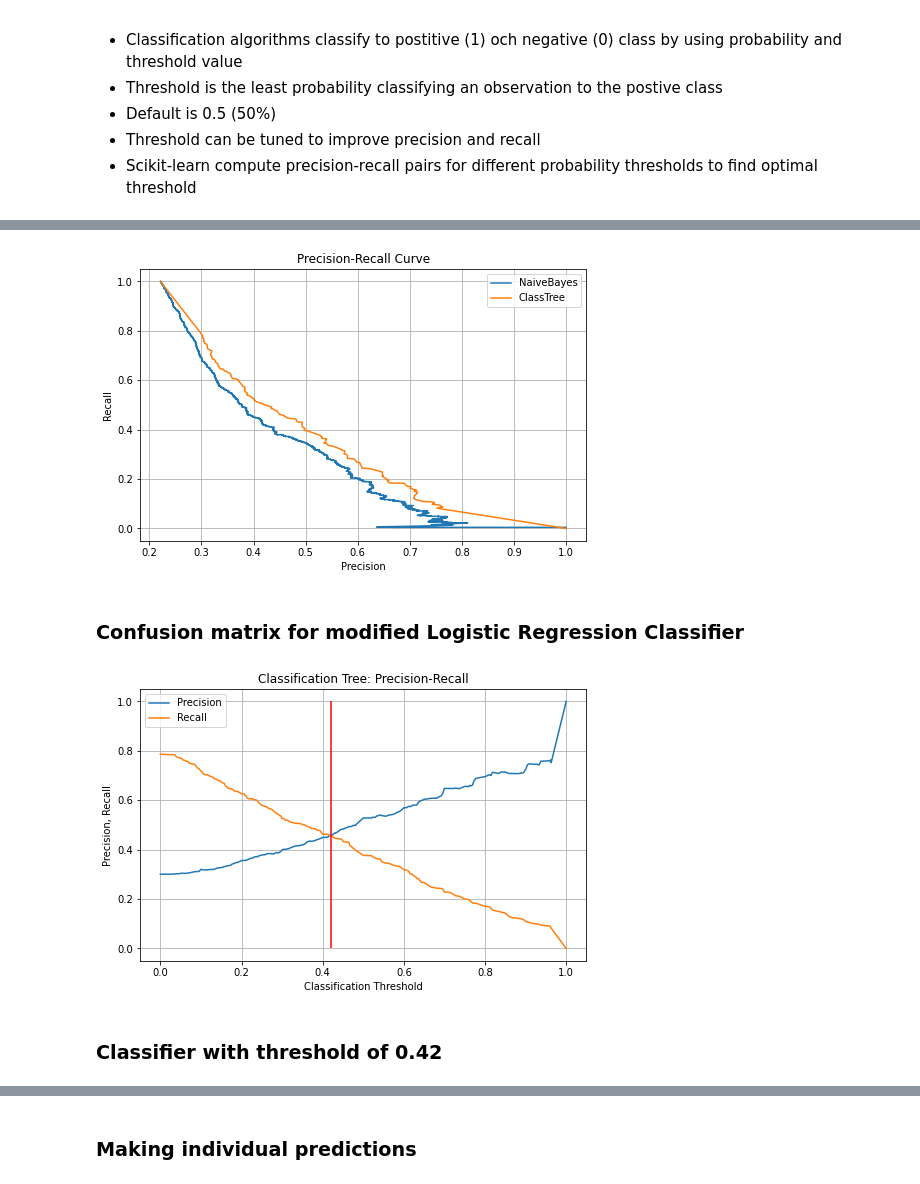
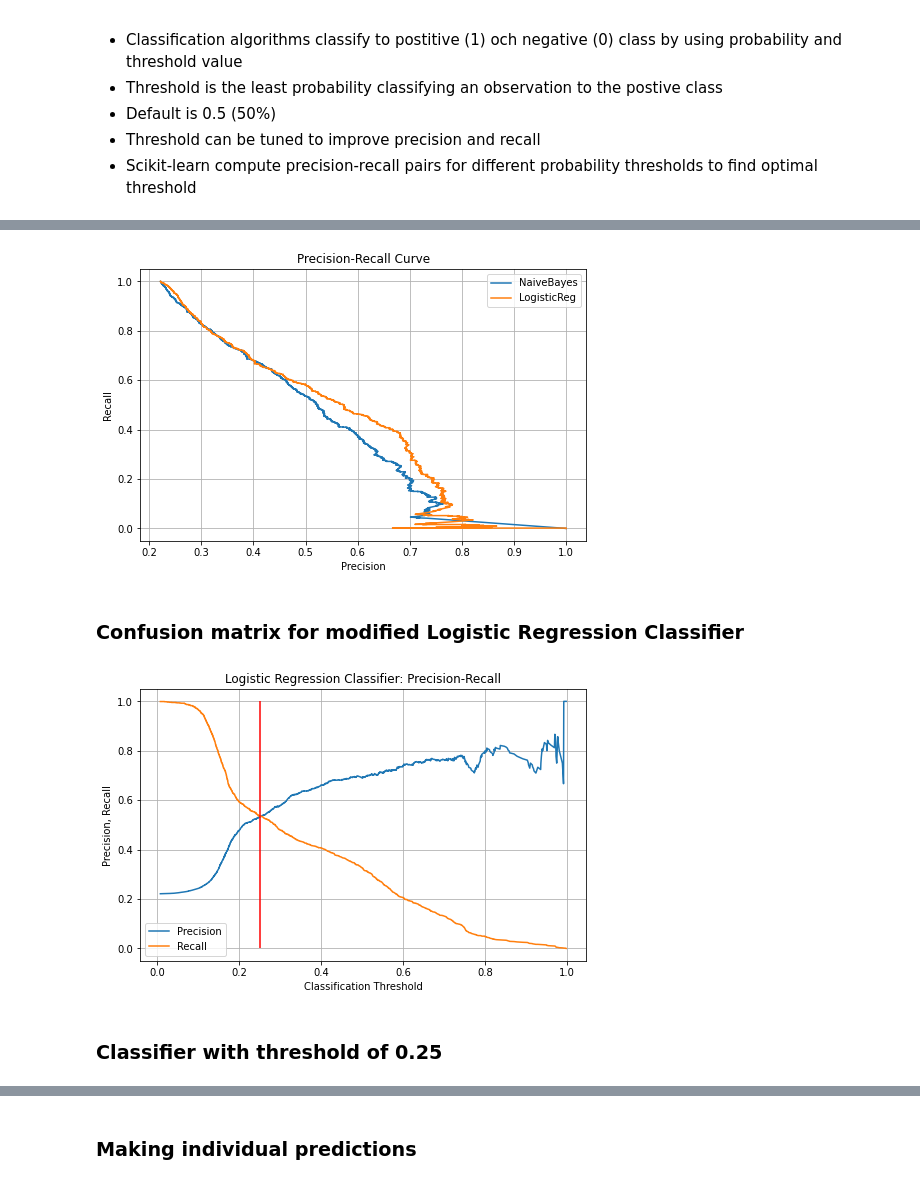
Before and after one commit to zefsgit/prediktiv_analys, a Jupyter notebook: Lecture09/Predicting Credit Default.ipynb, the cells around one changed output, grey strips where cells are left out. Drawn from its saved outputs; the diff is of its cells as text; code cells hidden in the pictures.

```diff
--- a/Lecture09/Predicting Credit Default.ipynb
+++ b/Lecture09/Predicting Credit Default.ipynb
@@ -281,8 +281,8 @@ array([[0.18624585, 0.81375415],
 # predict_proba returns array (n_samples, n_classes), use [:,1] to get positive class default
 precision_nb, recall_nb, thresholds_nb = precision_recall_curve(y_true=y_test,
                                             probas_pred=nbc.predict_proba(x_test)[:,1])
-precision_tree, recall_tree, thresholds_tree = precision_recall_curve(y_true=y_test,
-                                            probas_pred=class_tree.predict_proba(x_test)[:,1])
+precision_lr, recall_lr, thresholds_lr = precision_recall_curve(y_true=y_test,
+                                            probas_pred=logistic_regression.predict_proba(x_test)[:,1])
 # %%
 print(precision_nb)
 print(recall_nb)
@@ -296,28 +295,28 @@ print(thresholds_nb)
 # %%
 fig, ax = plt.subplots(figsize=(8,5))
 ax.plot(precision_nb, recall_nb, label='NaiveBayes')
-ax.plot(precision_tree, recall_tree, label='ClassTree')
+ax.plot(precision_lr, recall_lr, label='LogisticReg')
 ax.set_xlabel('Precision')
 ax.set_ylabel('Recall')
 ax.set_title('Precision-Recall Curve')
 ax.legend()
 ax.grid();
 # %% [output]
-[figure, old version]
+[figure, new version]
 # %% [markdown]
 ### Confusion matrix for modified Logistic Regression Classifier
 # %%
 fig, ax = plt.subplots(figsize=(8,5))
-ax.plot(thresholds_tree, precision_tree[1:], label='Precision')
-ax.plot(thresholds_tree, recall_tree[1:], label='Recall')
+ax.plot(thresholds_lr, precision_lr[1:], label='Precision')
+ax.plot(thresholds_lr, recall_lr[1:], label='Recall')
 ax.set_xlabel('Classification Threshold')
 ax.set_ylabel('Precision, Recall')
-ax.set_title('Classification Tree: Precision-Recall')
-ax.vlines(x=0.42, ymin=0, ymax=1, color='red')
+ax.set_title('Logistic Regression Classifier: Precision-Recall')
+ax.vlines(x=0.25, ymin=0, ymax=1, color='red')
 ax.legend()
 ax.grid();
 # %% [output]
-[figure, old version]
+[figure, new version]
 # %% [markdown]
-### Classifier with threshold of 0.42
+### Classifier with threshold of 0.25
 # %%
```
Also changed, not shown: parts of 5 cells of this notebook, 9 other files.
